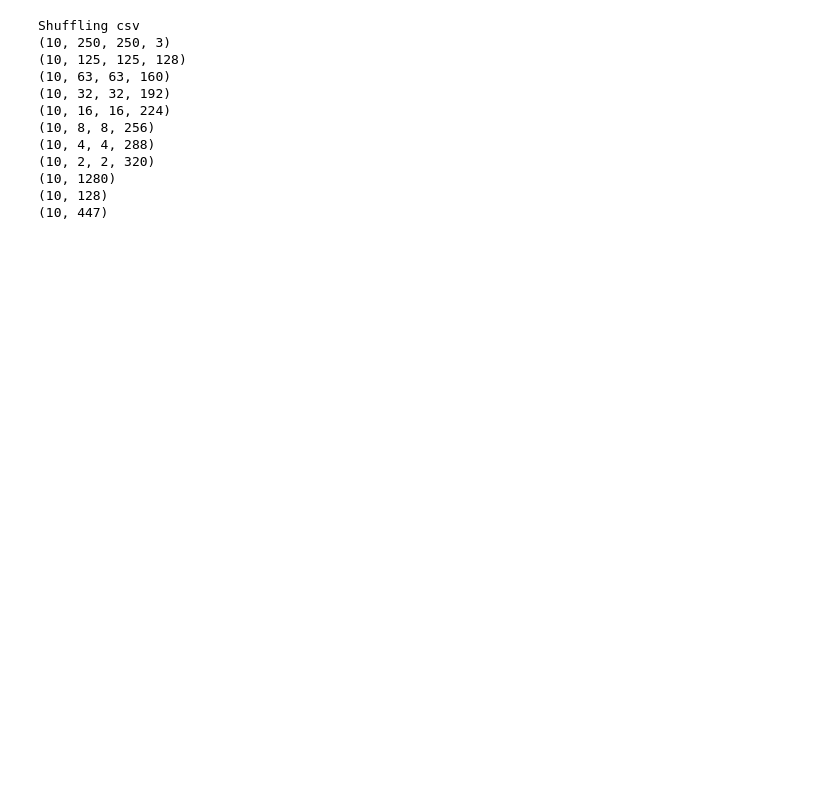
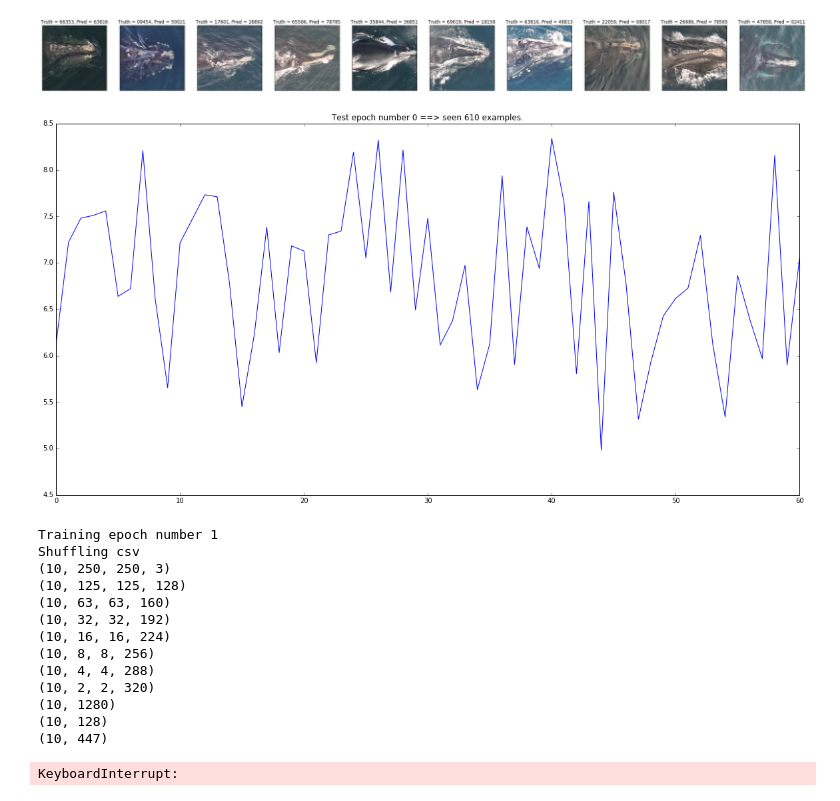
Before and after one commit to mattdns1006/whale, a Jupyter notebook: identifier/main.ipynb, the cells around one changed output. Saved outputs shown, nothing was run; the diff lists cells and outputs as text; code cells hidden in the pictures; blank space fills up the shorter version.

```diff
--- a/identifier/main.ipynb
+++ b/identifier/main.ipynb
@@ -41,7 +41,8 @@ def decodeLabel(label):
     Takes whale label eg. label = 125.
     Returns: whale name eg. whale_27860
     '''
-    whalePath = trainCsv.loc[trainCsv.label == label].fullPath
+
+    whalePath = allData.loc[allData.label == label].fullPath
     whaleName = whalePath.iloc[0].split("/")[2].replace("whale_","")
     return whaleName
 decodeLabel = np.vectorize(decodeLabel)
@@ -64,11 +65,15 @@ if __name__ == "__main__":
     lr = 3e-4
     nEpochs = 50
 
-    # Decode csv
+    # Csvs
     csvPathTr = "/home/msmith/kaggle/whale/trainCV.csv"
     csvPathTe = "/home/msmith/kaggle/whale/testCV.csv"
     trainCsv = pd.read_csv(csvPathTr)
     trObs = trainCsv.shape[0]
+    testCsv = pd.read_csv(csvPathTe)
+    teObs = testCsv.shape[0]
+    allData = pd.concat([trainCsv,testCsv])
+
     def nodes(trainOrTest):
         assert trainOrTest in ["train","test"], "Please specify either 'train' or 'test."
         if trainOrTest == "train":
@@ -96,43 +101,72 @@ if __name__ == "__main__":
 # %%
 if __name__ == "__main__":
     nIterationsTr = trObs/batchSize
+    nIterationsTe = teObs/batchSize
     trLosses = []
+    teLosses = []
+    nIterationsTr = 20
+    for epoch in xrange(nEpochs):
 
-    for epoch in xrange(nEpochs):
+        print("Training epoch number {0}".format(epoch)) ############################## TRAIN ################################
         if epoch > 0:
+            load = 1 # Must have a model to load by 2nd epoch... so load it !
             tf.reset_default_graph()
         x, y, yPaths, yPred, ce, correct, accuracy, trainStep, learningRate = nodes("train")
         saver = tf.train.Saver()
+
         with tf.Session() as sess:
             if load == 1:
-
                 saver.restore(sess,modelName)
             else:
                 init = tf.initialize_all_variables()
                 sess.run(init)
             coord = tf.train.Coordinator()
             threads = tf.train.start_queue_runners(sess=sess,coord=coord)
             count = 0
 
             for i in tqdm(xrange(nIterationsTr)):
                 _, loss_, x_, y_,yPred_, yPaths_ = sess.run([trainStep, ce, x, y, yPred, yPaths],feed_dict={learningRate:lr})
                 trLosses.append(loss_)
                 count += x_.shape[0]
                 if i % 150 == 0 and i > 0:
                     clear_output()
                     displayBatch(x_,decodeLabel(y_.argmax(1)),decodeLabel(yPred_.argmax(1)))
                     plt.title("Epoch number {0} ==> seen {1} examples.".format(epoch,count))
                     trLossesT = np.array(trLosses)
                     plt.plot(trLossesT)
                     plt.show()
 
             if epoch % 3 == 0 and epoch >0:
                 #lr /= 2.0
                 print("learning rate now = {0}".format(lr))
             saver.save(sess,modelName)
-            load = 1
             sess.close()
+
+        print("Testing epoch number {0}".format(epoch)) ############################## TEST ################################
+        tf.reset_default_graph()
+        x, y, yPaths, yPred, ce, correct, accuracy = nodes("test")
+        saver = tf.train.Saver()
+        with tf.Session() as sess:
+            saver.restore(sess,modelName)
+            coord = tf.train.Coordinator()
+            threads = tf.train.start_queue_runners(sess=sess,coord=coord)
+            count = 0
+            for i in tqdm(xrange(nIterationsTe)):
+                loss_, x_, y_,yPred_, yPaths_ = sess.run([ce, x, y, yPred, yPaths])
+                teLosses.append(loss_)
+                count += x_.shape[0]
+                if i % 30 == 0 and i > 0:
+                    clear_output()
+                    displayBatch(x_,decodeLabel(y_.argmax(1)),decodeLabel(yPred_.argmax(1)))
+                    plt.title("Test epoch number {0} ==> seen {1} examples.".format(epoch,count))
+                    teLossesT = np.array(teLosses)
+                    plt.plot(teLossesT)
+                    plt.show()
+            sess.close()
 # %% [output]
+[figure, added]
+[figure, added]
+Training epoch number 1
 Shuffling csv
 (10, 250, 250, 3)
 (10, 125, 125, 128)
@@ -145,3 +179,4 @@ Shuffling csv
 (10, 1280)
 (10, 128)
 (10, 447)
+KeyboardInterrupt:
```
